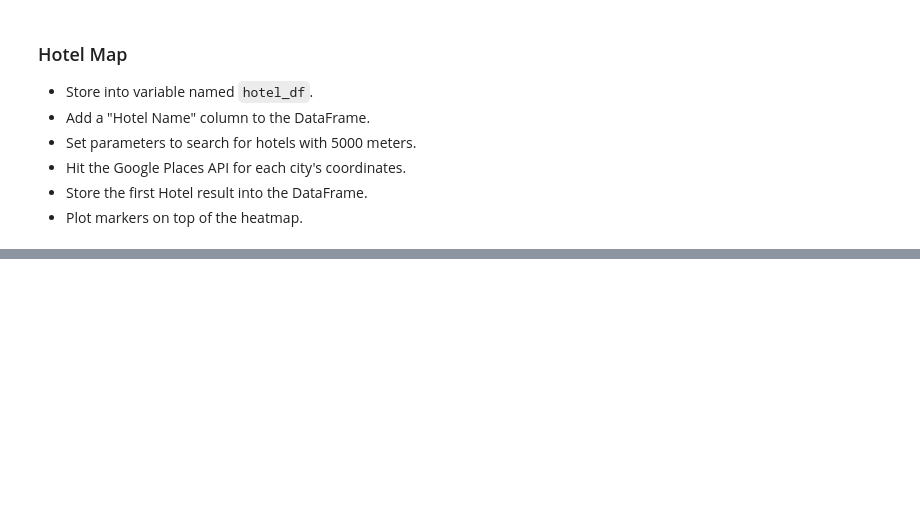
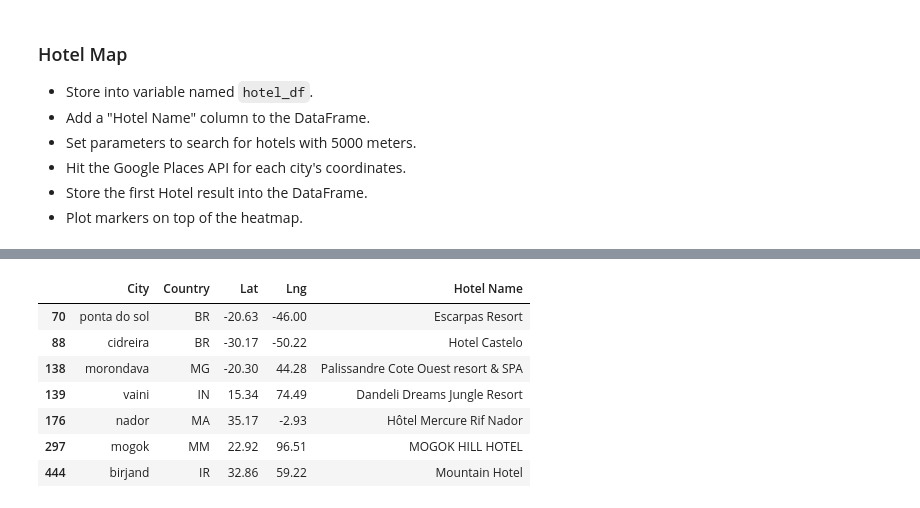
Before and after one commit to margoterudy/python-api-challenge, a Jupyter notebook: VacationPy.ipynb, the cells around one changed output, grey strips where cells are left out. Cells and saved outputs as stored; diff of their text form; code cells hidden in the pictures; blank space fills up the shorter version.

```diff
--- a/VacationPy.ipynb
+++ b/VacationPy.ipynb
@@ -73,3 +106,46 @@ heatmap
+# %%
+base_url = "https://maps.googleapis.com/maps/api/place/nearbysearch/json"
+
+params = {"type" : "hotel",
+          "keyword" : "hotel",
+          "radius" : 5000,
+          "key" : g_key}
+# %%
+# Use the lat/lng we recovered to identify hotels
+for index, row in hotel_df.iterrows():
+
+    # get lat, lng
+    lat = row["Lat"]
+    lng = row["Lng"]
+
+    # change location each iteration while leaving original params in place
+    params["location"] = f"{lat},{lng}"
+
+    # Use the search term: "Hotels" and our lat/lng
+    base_url = "https://maps.googleapis.com/maps/api/place/nearbysearch/json"
+
+    # make request and print url
+    hotel_name = requests.get(base_url, params=params)
+
+    # convert to json
+    hotel_name = hotel_name.json()
+
+
+    # Since some data may be missing we incorporate a try-except to skip any that are missing a data point.
+    try:
+        hotel_df.loc[index, "Hotel Name"] = hotel_name["results"][0]["name"]
+    except (KeyError, IndexError):
+        print("Missing field/result... skipping.")
+hotel_df
+# %% [output]
+|  | City | Country | Lat | Lng | Hotel Name |
+| 70 | ponta do sol | BR | -20.63 | -46.00 | Escarpas Resort |
+| 88 | cidreira | BR | -30.17 | -50.22 | Hotel Castelo |
+| 138 | morondava | MG | -20.30 | 44.28 | Palissandre Cote Ouest resort & SPA |
+| 139 | vaini | IN | 15.34 | 74.49 | Dandeli Dreams Jungle Resort |
+| 176 | nador | MA | 35.17 | -2.93 | Hôtel Mercure Rif Nador |
+| 297 | mogok | MM | 22.92 | 96.51 | MOGOK HILL HOTEL |
+| 444 | birjand | IR | 32.86 | 59.22 | Mountain Hotel |
 # %%
 # NOTE: Do not change any of the code in this cell
 
```
Also changed, not shown: parts of 3 cells of this notebook, 1 other file.
